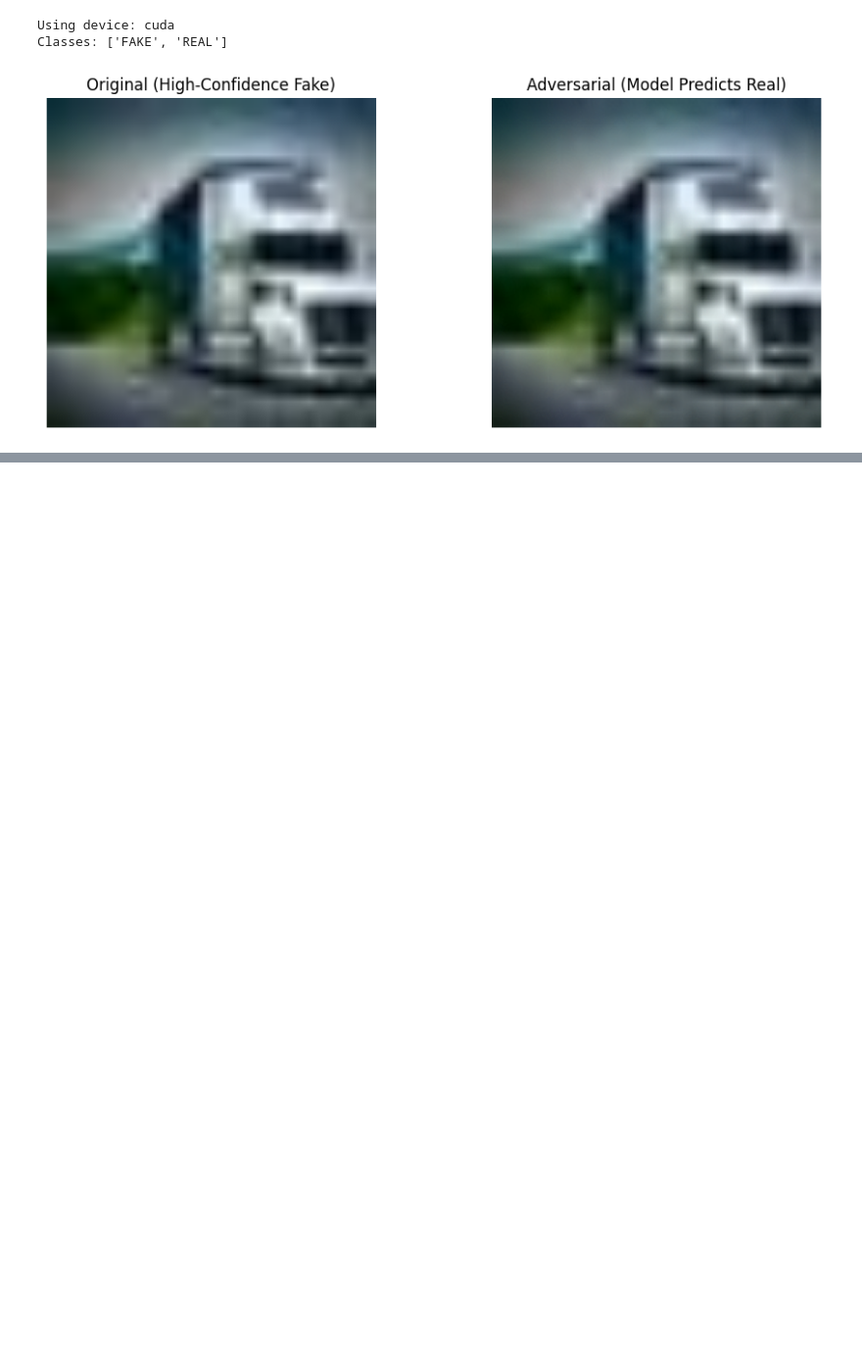
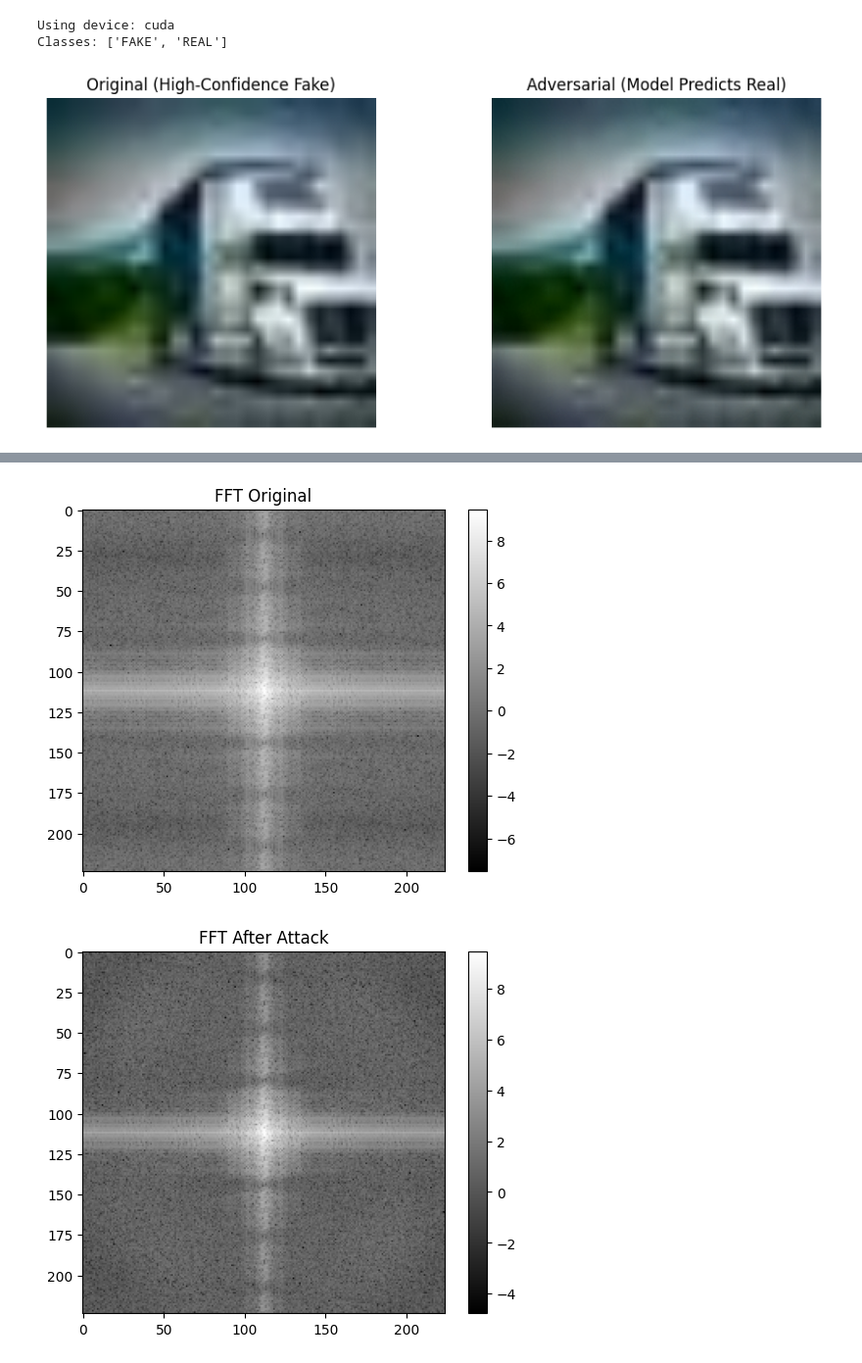
Before and after one commit to Vismayavinodk/SynthShield-AI, a Jupyter notebook: notebooks/SynthShield.ipynb, the cells around one changed output, grey strips where cells are left out. Shown at 98% size. Drawn from its saved outputs; the diff is of its cells as text; code cells hidden in the pictures; blank space fills up the shorter version.

```diff
--- a/notebooks/SynthShield.ipynb
+++ b/notebooks/SynthShield.ipynb
@@ -546,0 +588,30 @@ Real Confidence: 1.0000
+# %%
+import numpy as np
+
+def compute_fft_magnitude(image):
+    img = image.detach().cpu().numpy()[0]
+    img_gray = np.mean(img, axis=0)
+
+    fft = np.fft.fft2(img_gray)
+    fft_shift = np.fft.fftshift(fft)
+    magnitude = np.log(np.abs(fft_shift) + 1e-8)
+
+    return magnitude
+
+fft_original = compute_fft_magnitude(image)
+fft_adv = compute_fft_magnitude(adv_img)
+
+plt.figure()
+plt.imshow(fft_original, cmap='gray')
+plt.title("FFT Original")
+plt.colorbar()
+plt.show()
+
+plt.figure()
+plt.imshow(fft_adv, cmap='gray')
+plt.title("FFT After Attack")
+plt.colorbar()
+plt.show()
+# %% [output]
+[figure, added]
+[figure, added]
```
Also changed, not shown: parts of 14 cells of this notebook.
